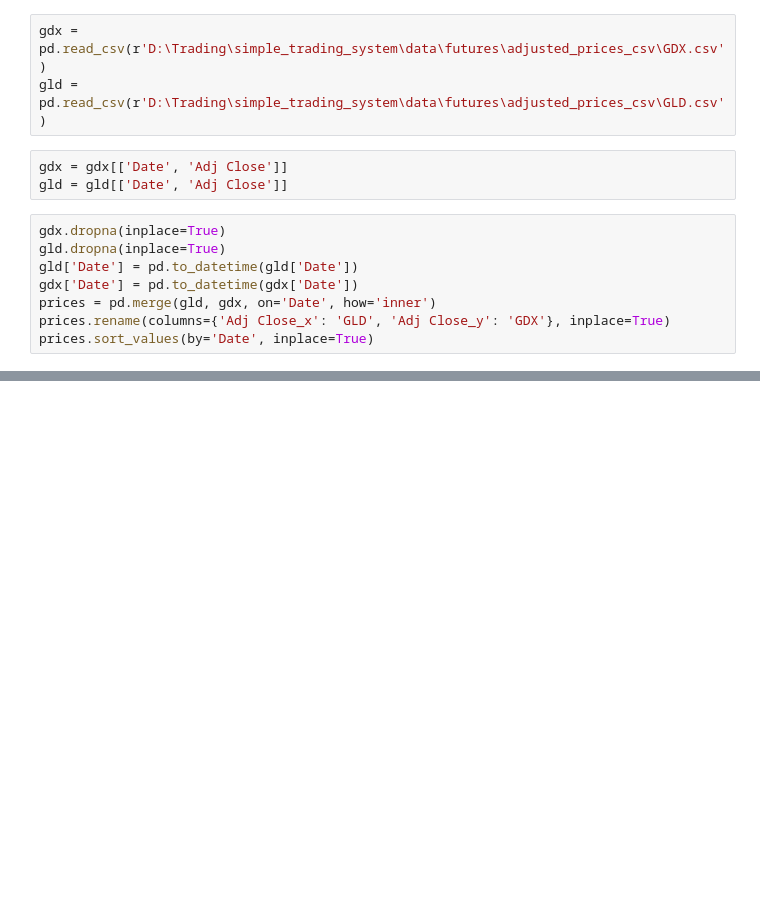
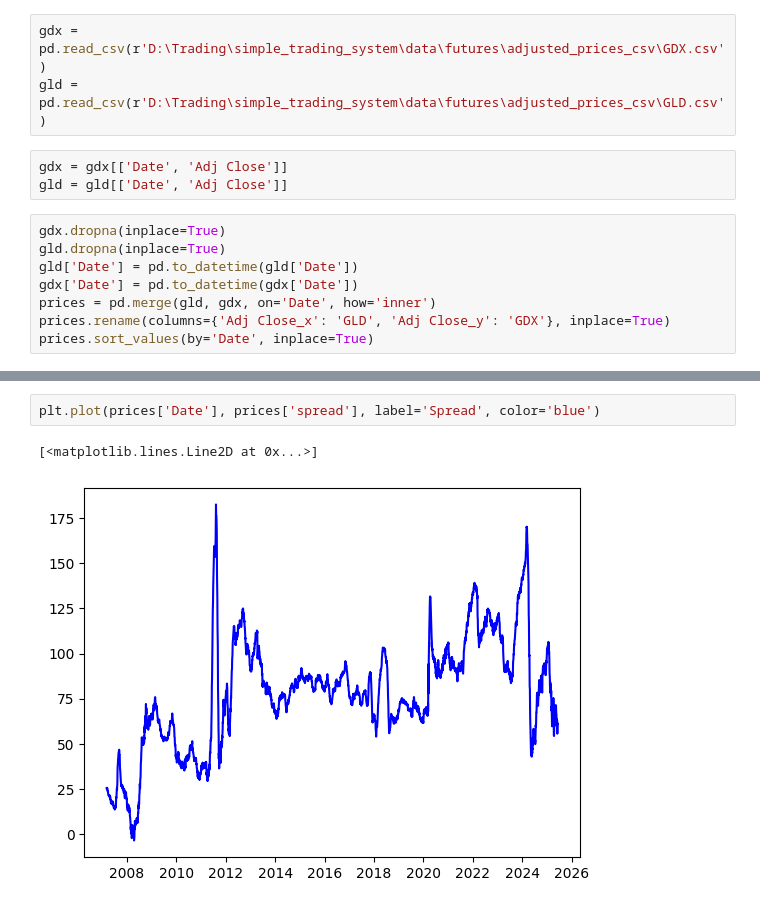
Before and after one commit to finlayrossdavie/simple_trading_system, a Jupyter notebook: systems/newsystems/goldspread/hedgeratio.ipynb, the cells around one changed output, grey strips where cells are left out. Drawn from its saved outputs; the diff is of its cells as text; blank space fills up the shorter version.

Commit message:
plots

```diff
--- a/systems/newsystems/goldspread/hedgeratio.ipynb
+++ b/systems/newsystems/goldspread/hedgeratio.ipynb
@@ -34,0 +45,5 @@ prices
+# %%
+plt.plot(prices['Date'], prices['spread'], label='Spread', color='blue')
+# %% [output]
+[<matplotlib.lines.Line2D at 0x...>]
+[figure, added]
```
Also changed, not shown: parts of 6 cells of this notebook.
